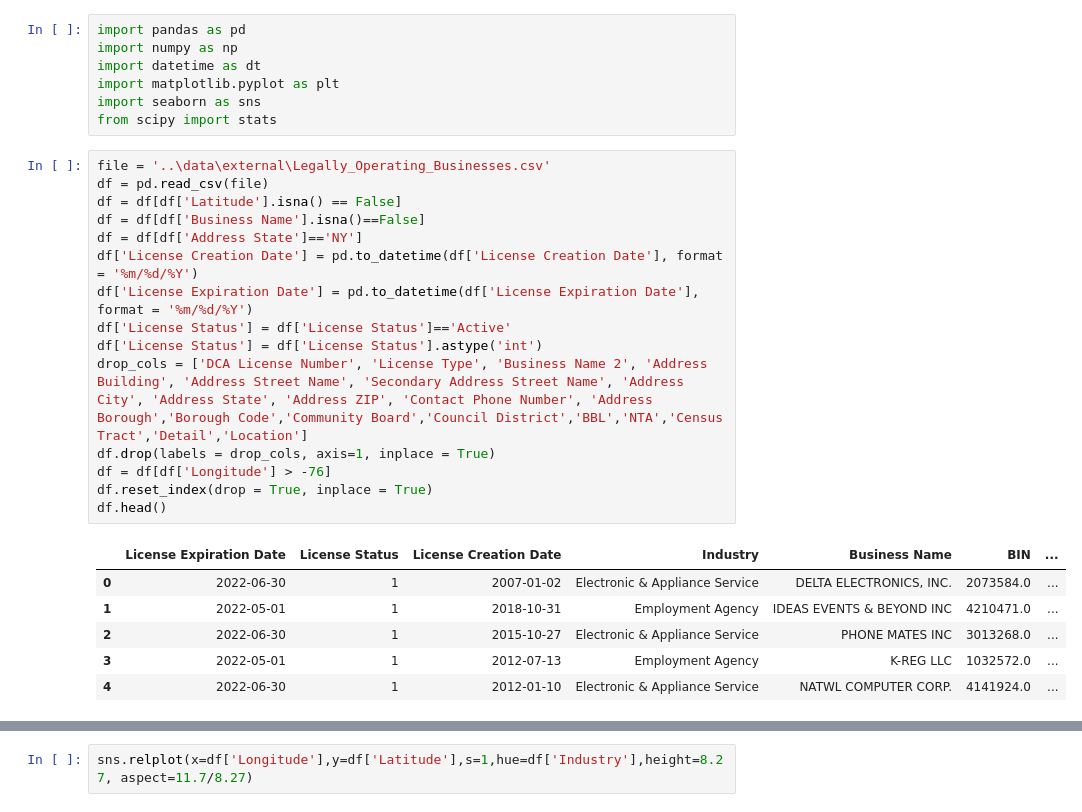
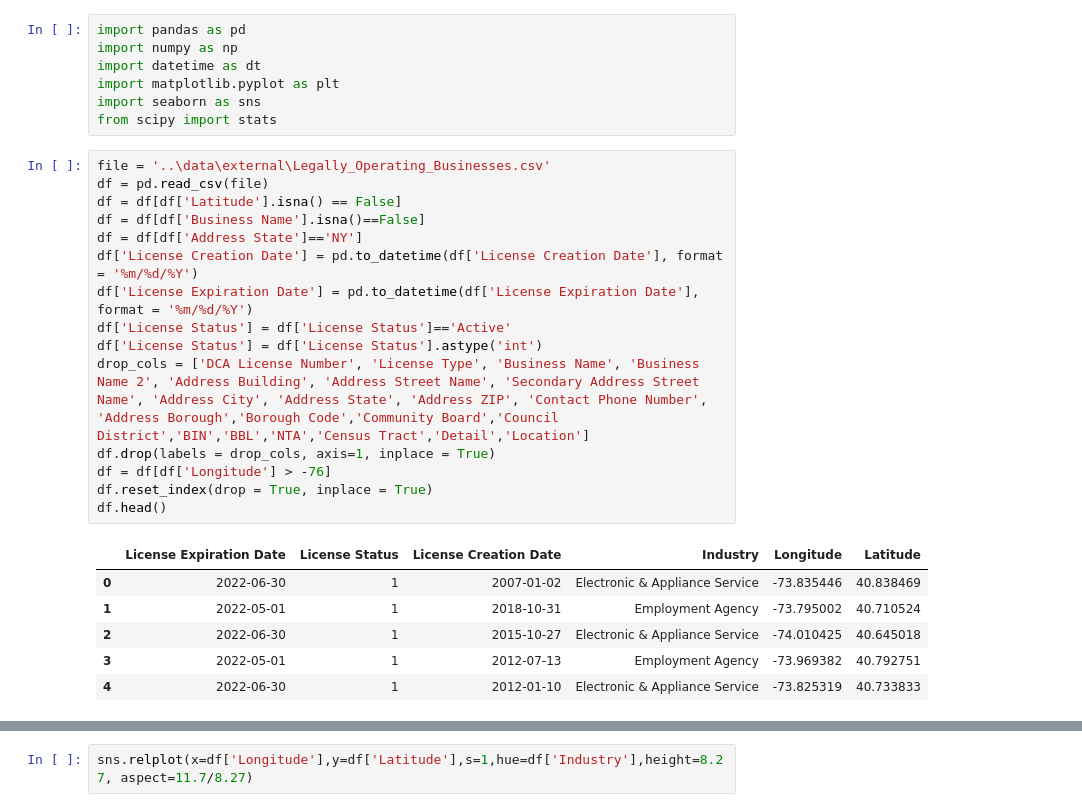
Before and after one commit to JackCWolf/Springboard, a Jupyter notebook: Jack Wolfgramm NYC Open Data Project Repo/notebooks/2-jvw-EDA.ipynb, the cells around one changed output, grey strips where cells are left out. Saved outputs shown, nothing was run; the diff lists cells and outputs as text.

```diff
--- a/Jack Wolfgramm NYC Open Data Project Repo/notebooks/2-jvw-EDA.ipynb
+++ b/Jack Wolfgramm NYC Open Data Project Repo/notebooks/2-jvw-EDA.ipynb
@@ -8,25 +8,25 @@ from scipy import stats
 # %%
 file = '..\data\external\Legally_Operating_Businesses.csv'
 df = pd.read_csv(file)
 df = df[df['Latitude'].isna() == False]
 df = df[df['Business Name'].isna()==False]
 df = df[df['Address State']=='NY']
 df['License Creation Date'] = pd.to_datetime(df['License Creation Date'], format = '%m/%d/%Y')
 df['License Expiration Date'] = pd.to_datetime(df['License Expiration Date'], format = '%m/%d/%Y')
 df['License Status'] = df['License Status']=='Active'
 df['License Status'] = df['License Status'].astype('int')
-drop_cols = ['DCA License Number', 'License Type', 'Business Name 2', 'Address Building', 'Address Street Name', 'Secondary Address Street Name', 'Address City', 'Address State', 'Address ZIP', 'Contact Phone Number', 'Address Borough','Borough Code','Community Board','Council District','BBL','NTA','Census Tract','Detail','Location']
+drop_cols = ['DCA License Number', 'License Type', 'Business Name', 'Business Name 2', 'Address Building', 'Address Street Name', 'Secondary Address Street Name', 'Address City', 'Address State', 'Address ZIP', 'Contact Phone Number', 'Address Borough','Borough Code','Community Board','Council District','BIN','BBL','NTA','Census Tract','Detail','Location']
 df.drop(labels = drop_cols, axis=1, inplace = True)
 df = df[df['Longitude'] > -76]
 df.reset_index(drop = True, inplace = True)
 df.head()
 # %% [output]
-|  | License Expiration Date | License Status | License Creation Date | Industry | Business Name | BIN | ... |
-| 0 | 2022-06-30 | 1 | 2007-01-02 | Electronic & Appliance Service | DELTA ELECTRONICS, INC. | 2073584.0 | ... |
-| 1 | 2022-05-01 | 1 | 2018-10-31 | Employment Agency | IDEAS EVENTS & BEYOND INC | 4210471.0 | ... |
-| 2 | 2022-06-30 | 1 | 2015-10-27 | Electronic & Appliance Service | PHONE MATES INC | 3013268.0 | ... |
-| 3 | 2022-05-01 | 1 | 2012-07-13 | Employment Agency | K-REG LLC | 1032572.0 | ... |
-| 4 | 2022-06-30 | 1 | 2012-01-10 | Electronic & Appliance Service | NATWL COMPUTER CORP. | 4141924.0 | ... |
+|  | License Expiration Date | License Status | License Creation Date | Industry | Longitude | Latitude |
+| 0 | 2022-06-30 | 1 | 2007-01-02 | Electronic & Appliance Service | -73.835446 | 40.838469 |
+| 1 | 2022-05-01 | 1 | 2018-10-31 | Employment Agency | -73.795002 | 40.710524 |
+| 2 | 2022-06-30 | 1 | 2015-10-27 | Electronic & Appliance Service | -74.010425 | 40.645018 |
+| 3 | 2022-05-01 | 1 | 2012-07-13 | Employment Agency | -73.969382 | 40.792751 |
+| 4 | 2022-06-30 | 1 | 2012-01-10 | Electronic & Appliance Service | -73.825319 | 40.733833 |
 # %%
 sns.relplot(x=df['Longitude'],y=df['Latitude'],s=1,hue=df['License Status'],height=8.27, aspect=11.7/8.27)
 # %% [output]
```
Also changed, not shown: parts of 22 cells of this notebook, 1 other file.
